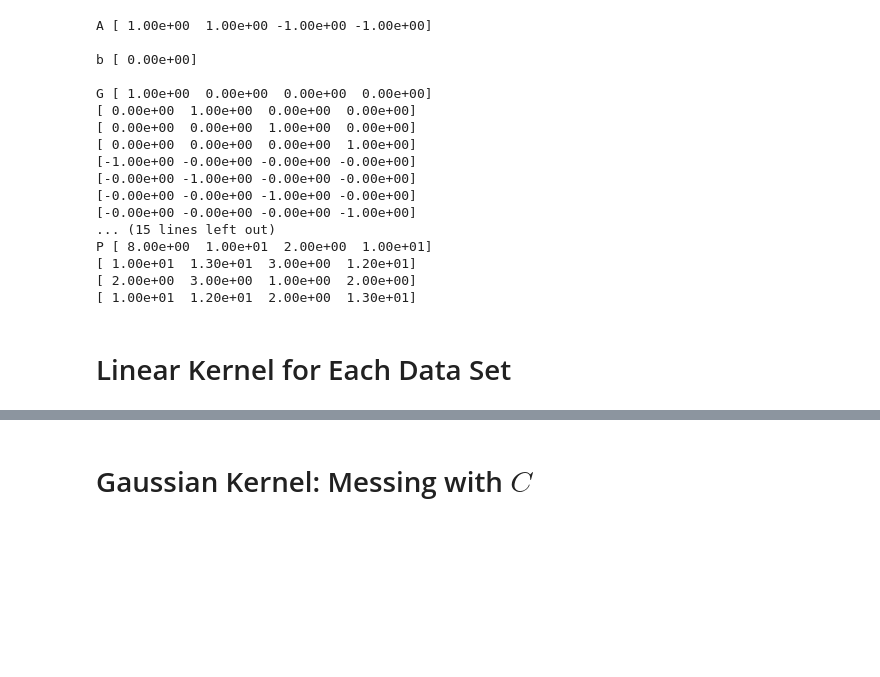
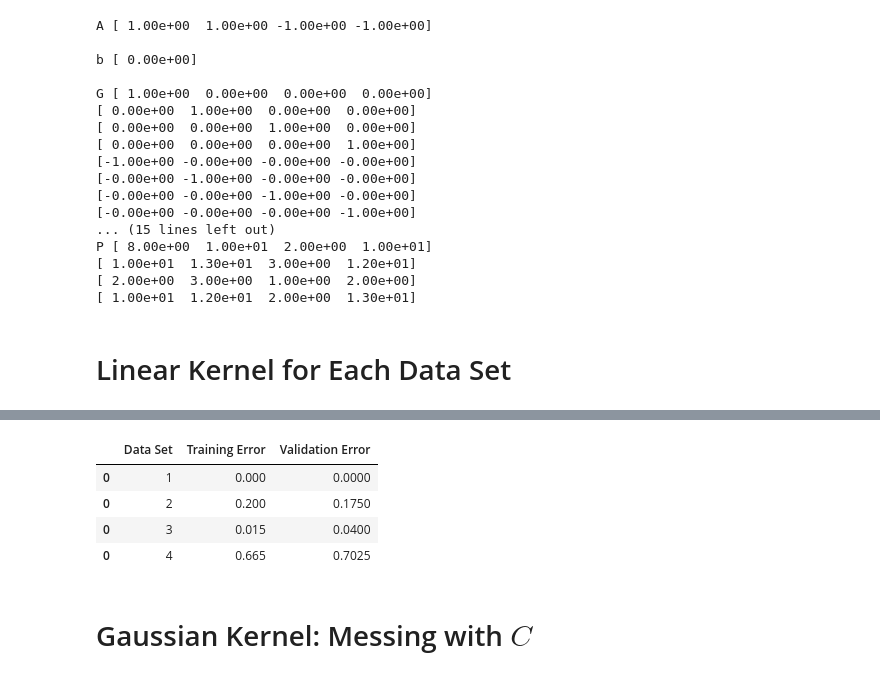
Before and after one commit to PhilChodrow/6.867_hwk2, a Jupyter notebook: P2.ipynb, the cells around one changed output, grey strips where cells are left out. Cells and saved outputs as stored; diff of their text form; code cells hidden in the pictures; blank space fills up the shorter version.

```diff
--- a/P2.ipynb
+++ b/P2.ipynb
@@ -108,3 +128,11 @@ plt.tight_layout()
+# %%
+table
+# %% [output]
+|  | Data Set | Training Error | Validation Error |
+| 0 | 1 | 0.000 | 0.0000 |
+| 0 | 2 | 0.200 | 0.1750 |
+| 0 | 3 | 0.015 | 0.0400 |
+| 0 | 4 | 0.665 | 0.7025 |
 # %% [markdown]
 # Gaussian Kernel: Messing with $C$
 # %%
```
Also changed, not shown: parts of 9 cells of this notebook, 2 other files.
